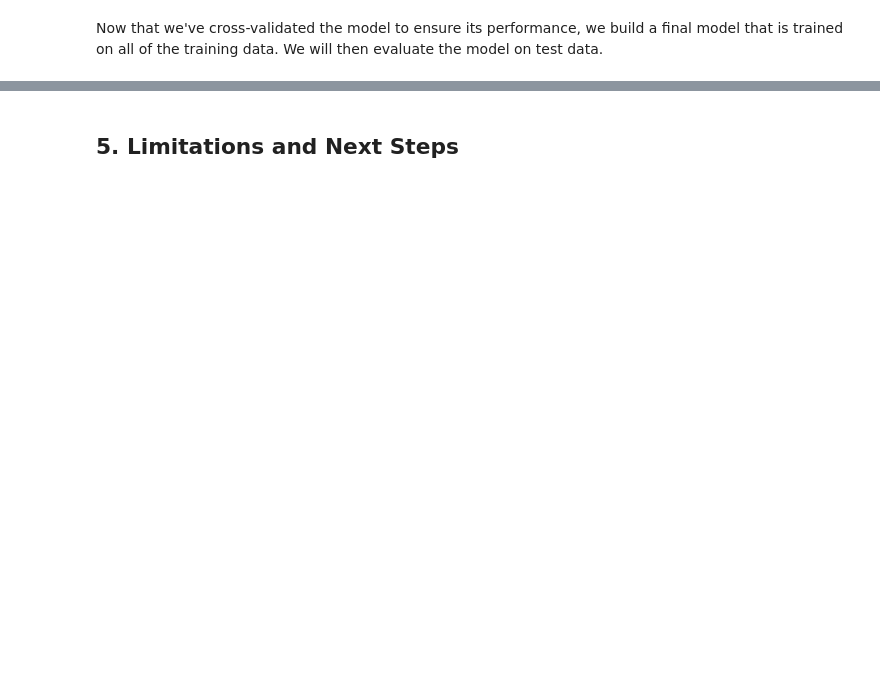
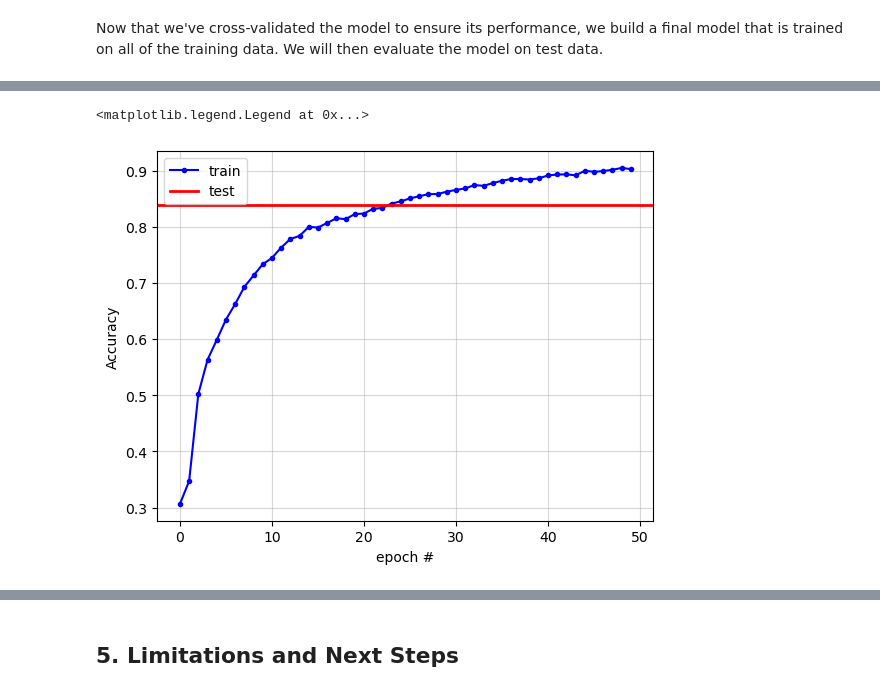
Before and after one commit to setare92-ha/activity_recognition_project, a Jupyter notebook: main.ipynb, the cells around one changed output, grey strips where cells are left out. Cells and saved outputs as stored; diff of their text form; code cells hidden in the pictures; blank space fills up the shorter version.

```diff
--- a/main.ipynb
+++ b/main.ipynb
@@ -714,7 +718,7 @@ y=y_train_windowed
 class_weights_dict = dict(enumerate(class_weights))
 
 # leverage early stopping
-early_stopping = EarlyStopping(monitor='val_loss', patience=10, restore_best_weights=True)
+early_stopping = EarlyStopping(monitor='val_loss', patience=5, restore_best_weights=True)
 
 # train model with train fold data and use val fold for validation
 history = model_cnn.fit(
@@ -722,5 +726,6 @@ X_train_windowed,
 y_train_windowed,
 shuffle = True,
 epochs=50,
-class_weight=class_weights_dict
+class_weight=class_weights_dict,
+verbose=0
 )
@@ -750,0 +738,11 @@ Test Accuracy: 0.84, Test Loss: 0.54
+# %%
+fig, ax = plt.subplots()
+ax.plot(history.history['accuracy'], color='blue', marker='.', label='train')
+ax.axhline(test_acc, color='red', linewidth=2,label='test')
+ax.set_xlabel('epoch #')
+ax.set_ylabel('Accuracy')
+ax.grid(alpha=0.5)
+ax.legend()
+# %% [output]
+<matplotlib.legend.Legend at 0x...>
+[figure, added]
```
Also changed, not shown: parts of 10 cells of this notebook.
